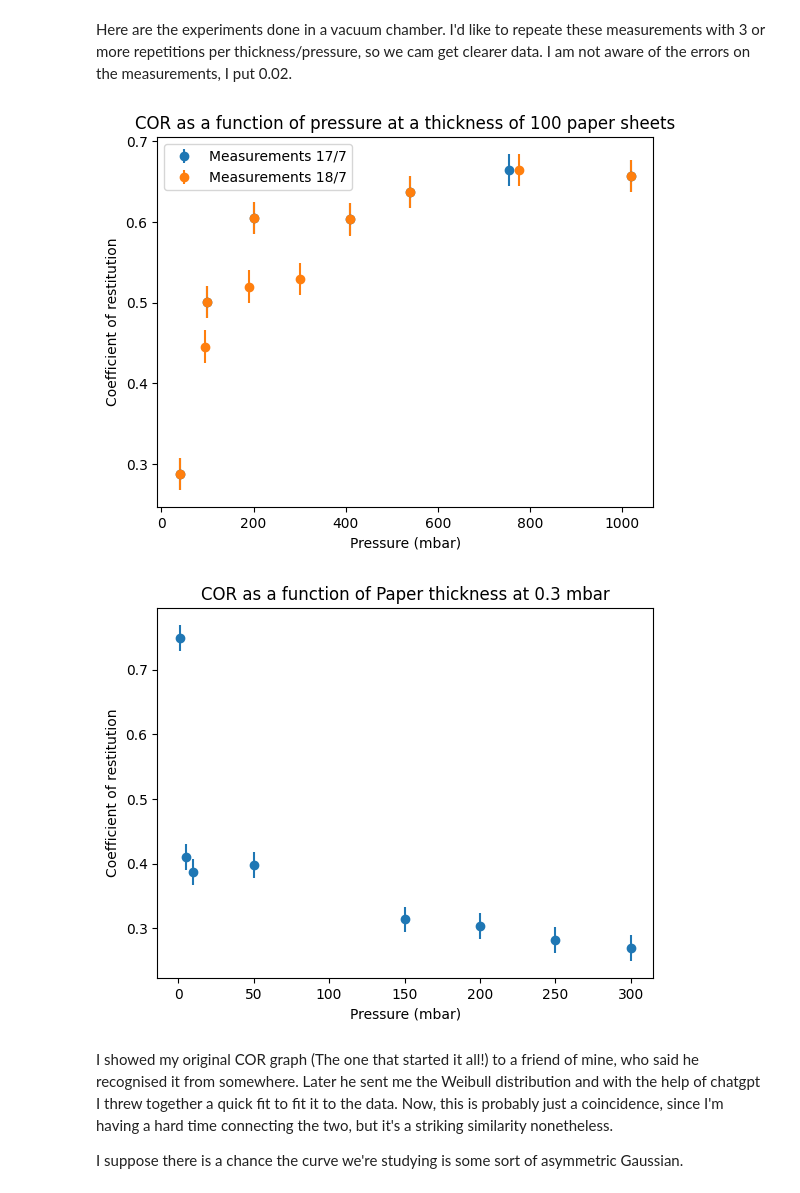
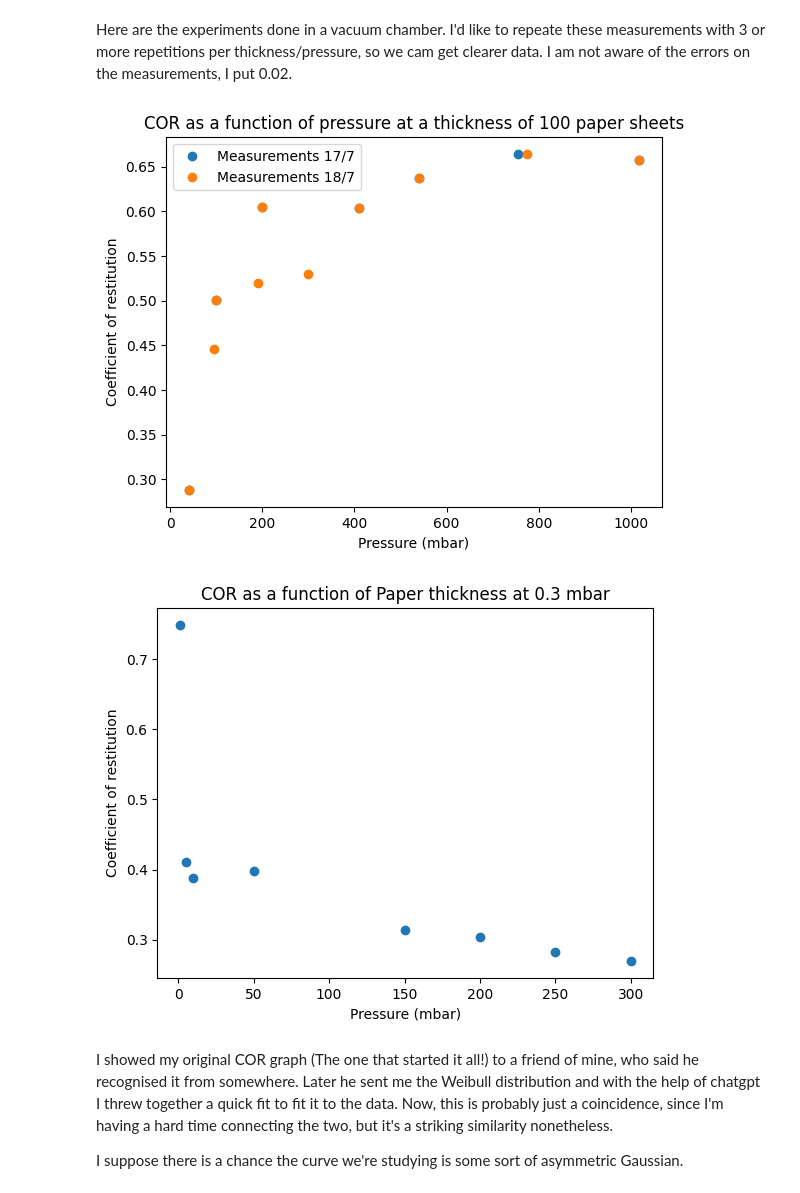
Before and after one commit to joshuadijksman/paperstack, a Jupyter notebook: Manou_version/code/Manou_Liesker_combinedata.ipynb, the cells around one changed output. Drawn from its saved outputs; the diff is of its cells as text; code cells hidden in the pictures.

```diff
--- a/Manou_version/code/Manou_Liesker_combinedata.ipynb
+++ b/Manou_version/code/Manou_Liesker_combinedata.ipynb
@@ -92,22 +130,22 @@ plt.show()
 # %% [markdown]
 Here are the experiments done in a vacuum chamber. I'd like to repeate these measurements with 3 or more repetitions per  thickness/pressure, so we cam get clearer data. I am not aware of the errors on the measurements, I put 0.02.
 # %%
-plt.errorbar(_17_7_Pressure, _17_7_COR, label = 'Measurements 17/7', yerr=0.02, fmt = 'o')
-plt.errorbar(_18_7_Pressure, _18_7_COR, label = 'Measurements 18/7', yerr=0.02, fmt = 'o')
+plt.errorbar(_17_7_Pressure, _17_7_COR, label = 'Measurements 17/7', fmt = 'o')
+plt.errorbar(_18_7_Pressure, _18_7_COR, label = 'Measurements 18/7', fmt = 'o')
 plt.title("COR as a function of pressure at a thickness of 100 paper sheets")
 plt.xlabel("Pressure (mbar)")
 plt.ylabel("Coefficient of restitution")
 plt.legend()
 plt.show()
 
-plt.errorbar(_22_7_Thickness, _22_7_COR, yerr=0.02, fmt = 'o')
+plt.errorbar(_22_7_Thickness, _22_7_COR, fmt = 'o')
 plt.title("COR as a function of Paper thickness at 0.3 mbar")
 plt.xlabel("Pressure (mbar)")
 plt.ylabel("Coefficient of restitution")
 plt.show()
 # %% [output]
-[figure, old version]
+[figure, new version]
-[figure, old version]
+[figure, new version]
 # %% [markdown]
 I showed my original COR graph (The one that started it all!) to a friend of mine, who said he recognised it from somewhere. Later he sent me the Weibull distribution and with the help of chatgpt I threw together a quick fit to fit it to the data. Now, this is probably just a coincidence, since I'm having a hard time connecting the two, but it's a striking similarity nonetheless.
 
```
Also changed, not shown: parts of 5 cells of this notebook, 1 other file.
